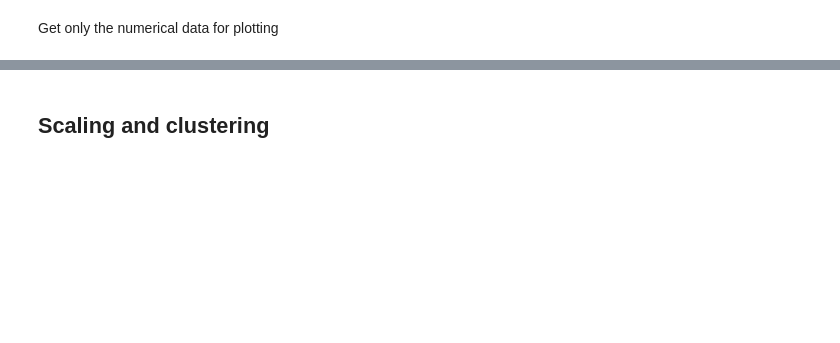
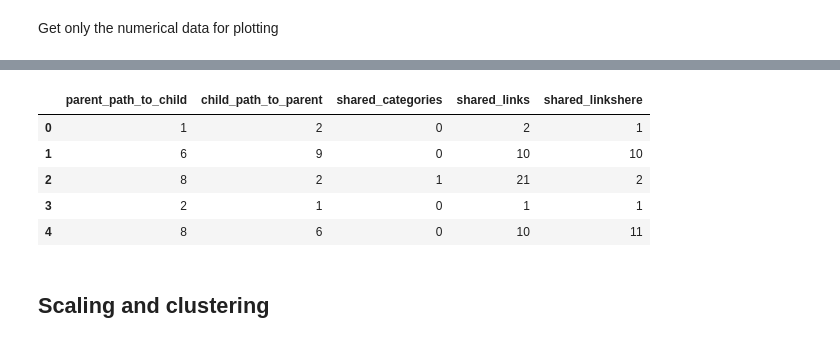
Before and after one commit to QED0711/wiki_learn, a Jupyter notebook: exploration/clustering_and_graphing_exploration.ipynb, the cells around one changed output, grey strips where cells are left out. Drawn from its saved outputs; the diff is of its cells as text; code cells hidden in the pictures; blank space fills up the shorter version.

```diff
--- a/exploration/clustering_and_graphing_exploration.ipynb
+++ b/exploration/clustering_and_graphing_exploration.ipynb
@@ -41,3 +45,12 @@ wiki_numerical_df = wiki_df[['parent_direct_to_child', 'child_direct_to_parent',
+# %%
+wiki_numerical_df.head()
+# %% [output]
+|  | parent_path_to_child | child_path_to_parent | shared_categories | shared_links | shared_linkshere |
+| 0 | 1 | 2 | 0 | 2 | 1 |
+| 1 | 6 | 9 | 0 | 10 | 10 |
+| 2 | 8 | 2 | 1 | 21 | 2 |
+| 3 | 2 | 1 | 0 | 1 | 1 |
+| 4 | 8 | 6 | 0 | 10 | 11 |
 # %% [markdown]
 ## Scaling and clustering
 # %%
```
Also changed, not shown: parts of 11 cells of this notebook, 2 other files.
